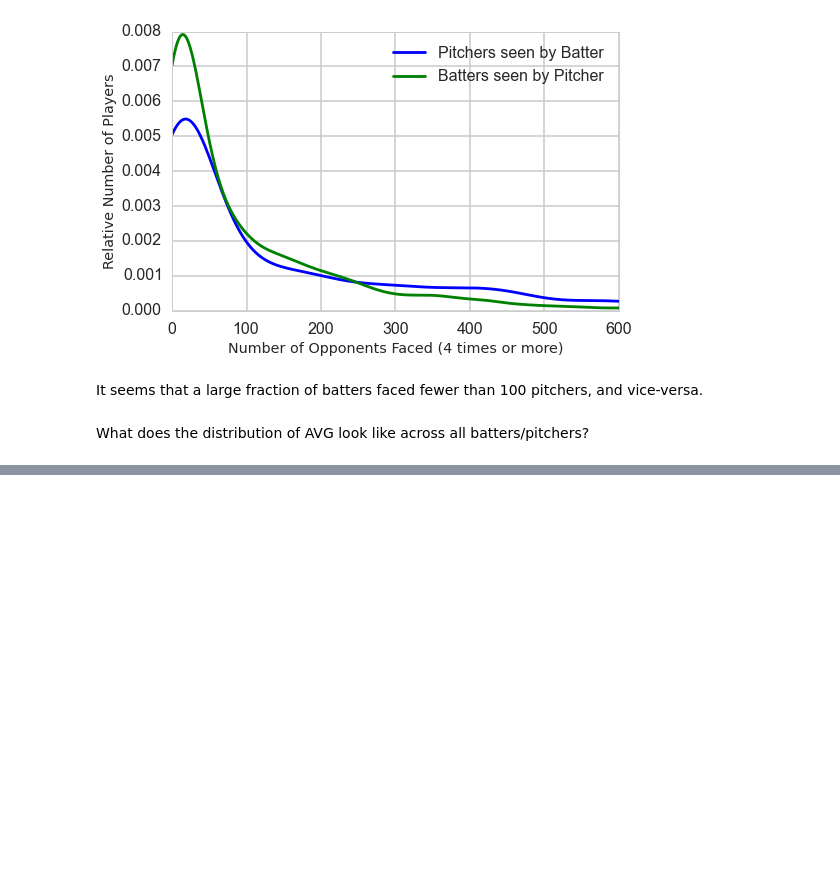
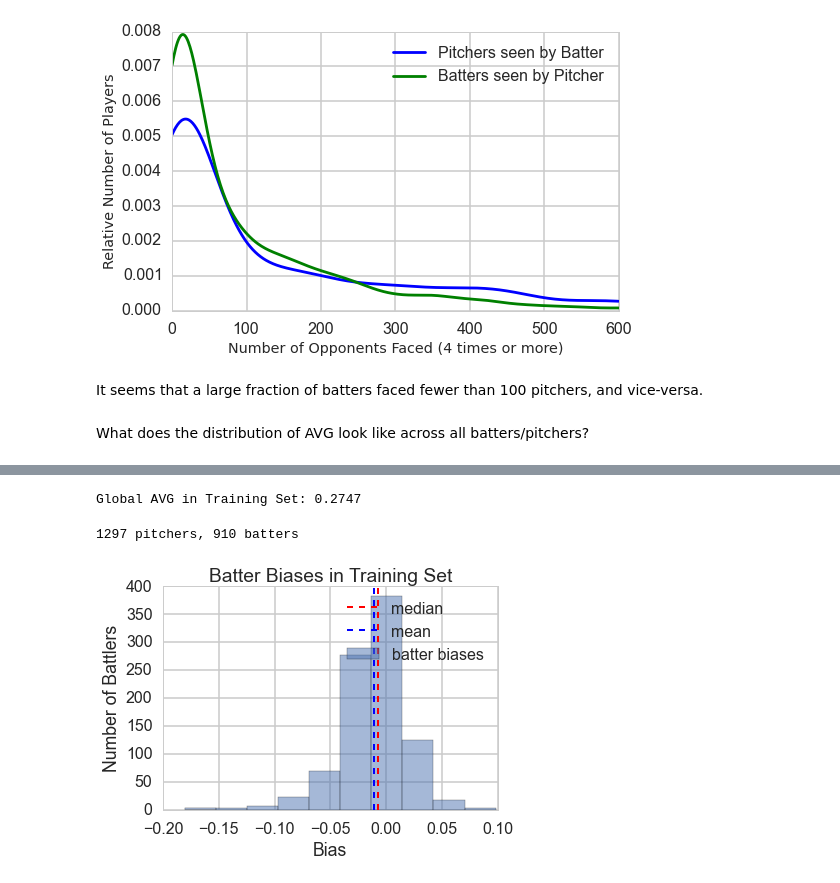
Before and after one commit to bacook17/CS109_baseball, a Jupyter notebook: Master_Notebook.ipynb, the cells around one changed output, grey strips where cells are left out. Saved outputs shown, nothing was run; the diff lists cells and outputs as text; code cells hidden in the pictures; blank space fills up the shorter version.

```diff
--- a/Master_Notebook.ipynb
+++ b/Master_Notebook.ipynb
@@ -492,0 +687,3 @@ Median pitcher OBP: 0.356
+# %%
+traindf = pd.read_csv("training.csv")
+testdf = pd.read_csv("test.csv")
@@ -492,0 +699,12 @@ Median pitcher OBP: 0.356
+# %%
+#Compute the global AVG
+ybar = traindf.H.sum() / float(traindf.AB.sum())
+print('Global AVG in Training Set: %.4f'%ybar)
+# %% [output]
+Global AVG in Training Set: 0.2747
+# %%
+ubids=traindf.bID.unique()#unique-pitcher-ids
+upids=traindf.pID.unique()#unique-batter-ids
+print('%d pitchers, %d batters'%(len(upids),len(ubids)))
+# %% [output]
+1297 pitchers, 910 batters
@@ -492,0 +714,26 @@ Median pitcher OBP: 0.356
+# %%
+#Compute the per-batter and per-pitcher biases in the training set
+batter_biases={}
+pitcher_biases={}
+
+for uindx, batter in enumerate(ubids):
+    batter_row=traindf[traindf.bID==batter]
+    yb=batter_row.ov_AVG.unique()[0]
+    bbaseline = yb - ybar
+    batter_biases[batter]=bbaseline
+
+for iindx, pit in enumerate(upids):
+    pit_row=traindf[traindf.pID==pit]
+    yp=pit_row.ovp_AVG.unique()[0]
+    pbaseline = yp - ybar
+    pitcher_biases[pit]=pbaseline
+# %%
+plt.hist(batter_biases.values(), alpha=0.5, label="batter biases");
+plt.xlabel('Bias')
+plt.ylabel('Number of Battlers')
+plt.title('Batter Biases in Training Set')
+plt.axvline(np.median(batter_biases.values()), color='r', linestyle='dashed',label="median", linewidth=2)
+plt.axvline(np.mean(batter_biases.values()), color='b', linestyle='dashed',label="mean", linewidth=2)
+plt.legend();
+# %% [output]
+[figure, added]
```
Also changed, not shown: parts of 44 cells of this notebook, 6 other files.
